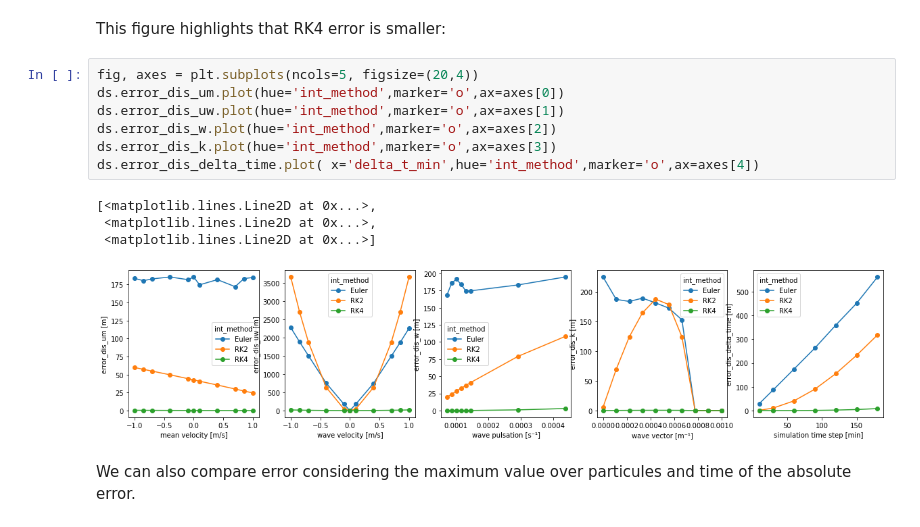
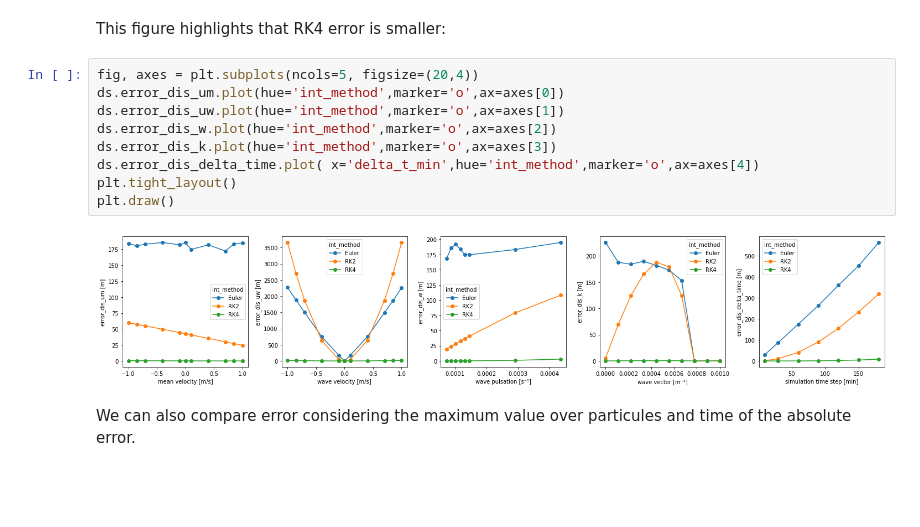
Before and after one commit to margot-demol/stage-m1, a Jupyter notebook: development/temporal_int_comparison.ipynb, the cells around one changed output. Cells and saved outputs as stored; diff of their text form; blank space fills up the shorter version.

```diff
--- a/development/temporal_int_comparison.ipynb
+++ b/development/temporal_int_comparison.ipynb
@@ -203,15 +220,14 @@ This figure highlights that RK4 error is smaller:
 # %%
 fig, axes = plt.subplots(ncols=5, figsize=(20,4))
 ds.error_dis_um.plot(hue='int_method',marker='o',ax=axes[0])
 ds.error_dis_uw.plot(hue='int_method',marker='o',ax=axes[1])
 ds.error_dis_w.plot(hue='int_method',marker='o',ax=axes[2])
 ds.error_dis_k.plot(hue='int_method',marker='o',ax=axes[3])
 ds.error_dis_delta_time.plot( x='delta_t_min',hue='int_method',marker='o',ax=axes[4])
+plt.tight_layout()
+plt.draw()
 # %% [output]
-[<matplotlib.lines.Line2D at 0x...>,
- <matplotlib.lines.Line2D at 0x...>,
- <matplotlib.lines.Line2D at 0x...>]
-[figure, old version]
+[figure, new version]
 # %% [markdown]
 We can also compare error considering the maximum value over particules and time of the absolute error.
 # %%
```
Also changed, not shown: parts of 14 cells of this notebook, 2 other files.
